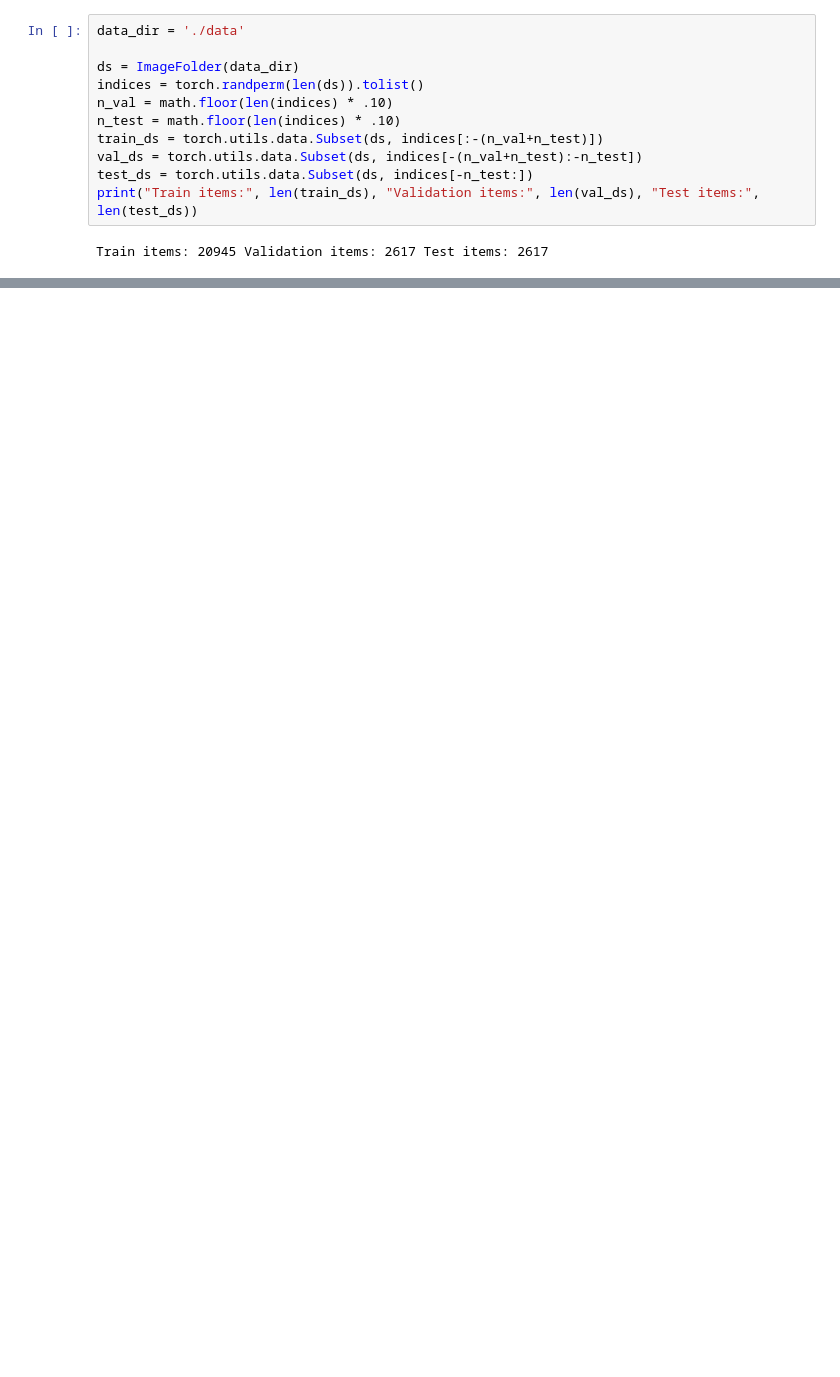
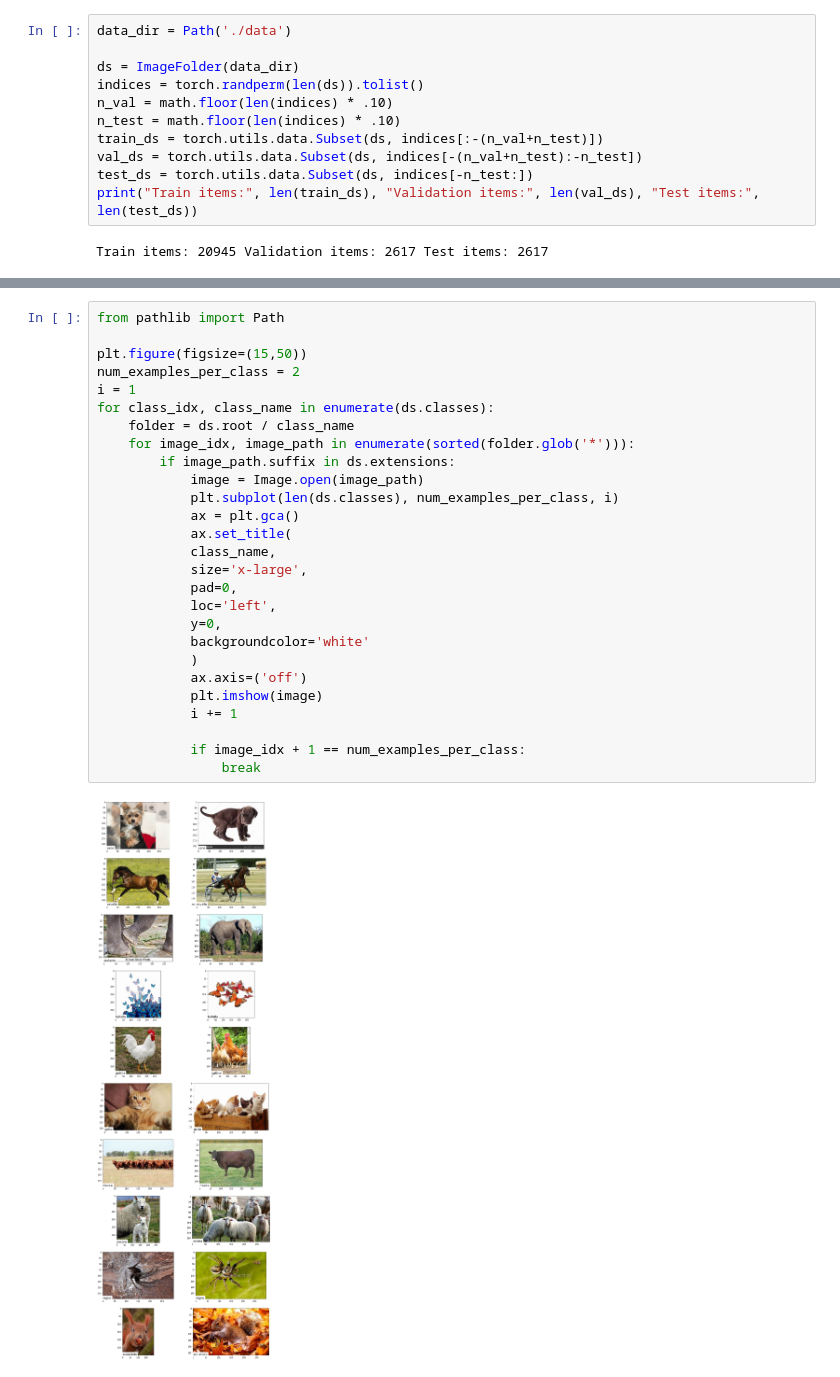
Before and after one commit to pytholic/vit-classification-huggingface, a Jupyter notebook: main.ipynb, the cells around one changed output, grey strips where cells are left out. Drawn from its saved outputs; the diff is of its cells as text; blank space fills up the shorter version.

```diff
--- a/main.ipynb
+++ b/main.ipynb
@@ -29,7 +30,7 @@ from huggingface_hub import HfApi, HfFolder, Repository, notebook_login
 # %% [markdown]
 # Load and split data
 # %%
-data_dir = './data'
+data_dir = Path('./data')
 
 ds = ImageFolder(data_dir)
 indices = torch.randperm(len(ds)).tolist()
@@ -43,0 +47,29 @@ Train items: 20945 Validation items: 2617 Test items: 2617
+# %%
+from pathlib import Path
+
+plt.figure(figsize=(15,50))
+num_examples_per_class = 2
+i = 1
+for class_idx, class_name in enumerate(ds.classes):
+    folder = ds.root / class_name
+    for image_idx, image_path in enumerate(sorted(folder.glob('*'))):
+        if image_path.suffix in ds.extensions:
+            image = Image.open(image_path)
+            plt.subplot(len(ds.classes), num_examples_per_class, i)
+            ax = plt.gca()
+            ax.set_title(
+            class_name,
+            size='x-large',
+            pad=0,
+            loc='left',
+            y=0,
+            backgroundcolor='white'
+            )
+            ax.axis=('off')
+            plt.imshow(image)
+            i += 1
+
+            if image_idx + 1 == num_examples_per_class:
+                break
+# %% [output]
+[figure, added]
```
Also changed, not shown: parts of 8 cells of this notebook.
